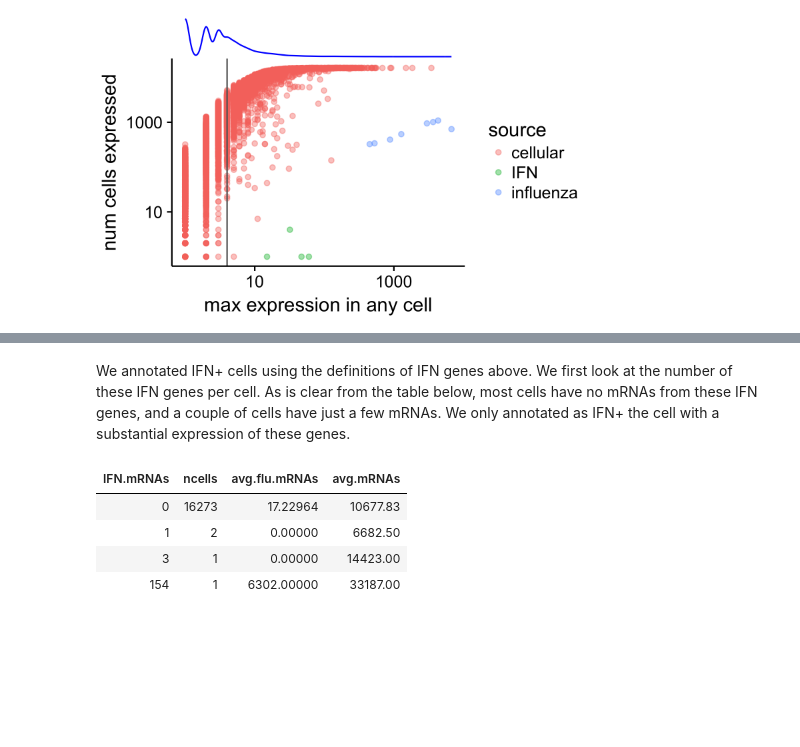
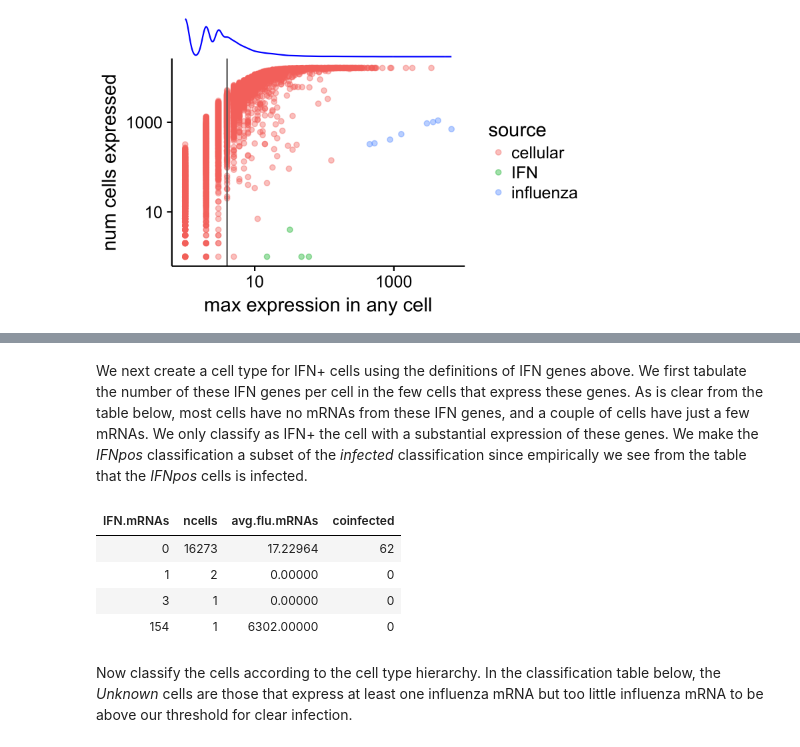
Before and after one commit to jbloomlab/flu_single_cell, a Jupyter notebook: monocle_analysis.ipynb, the cells around one changed output, grey strips where cells are left out. Cells and saved outputs as stored; diff of their text form; code cells hidden in the pictures; blank space fills up the shorter version.

```diff
--- a/monocle_analysis.ipynb
+++ b/monocle_analysis.ipynb
@@ -448,22 +480,37 @@ cells <- cells[row.names(subset(fData(cells), max.expression > max.expr.cutoff))
+# %%
+cth <- newCellTypeHierarchy()
+
+flugenes.id <- row.names(subset(fData(cells), gene_short_name %in% flugenes))
+cth <- addCellType(cth, "infected", classify_func=function(x) {
+  Matrix::colSums(x[flugenes.id, ]) / Matrix::colSums(x) > threshold.frac})
+cth <- addCellType(cth, "uninfected", classify_func=function(x) {
+  Matrix::colSums(x[flugenes.id, ]) == 0})
 # %% [markdown]
-We annotated IFN+ cells using the definitions of IFN genes above.
-We first look at the number of these IFN genes per cell.
+We next create a cell type for IFN+ cells using the definitions of IFN genes above.
+We first tabulate the number of these IFN genes per cell in the few cells that express these genes.
 As is clear from the table below, most cells have no mRNAs from these IFN genes, and a couple of cells have just a few mRNAs.
-We only annotated as IFN+ the cell with a substantial expression of these genes.
+We only classify as IFN+ the cell with a substantial expression of these genes.
+We make the *IFNpos* classification a subset of the *infected* classification since empirically we see from the table that the *IFNpos* cells is infected.
 # %%
 # number of IFN mRNAs per cell
 pData(cells)$IFN.mRNAs <- Matrix::colSums(exprs(cells[row.names(subset(fData(cells),
   gene_short_name %in% ifngenes)),]))
 
 # print out a summary table
 pData(cells) %>% group_by(IFN.mRNAs) %>% summarize(ncells=n(),
-  avg.flu.mRNAs=mean(flu.mRNAs), avg.mRNAs=mean(total.mRNAs))
+  avg.flu.mRNAs=mean(flu.mRNAs), coinfected=sum(coinfected))
 
 # annotate cells as IFN+ if they have lots of IFN mRNAs
-pData(cells)$IFN.pos <- pData(cells)$IFN.mRNAs > 50
+ifngenes.id <- row.names(subset(fData(cells), gene_short_name %in% ifngenes))
+ifn.threshold <- 50 # classify as IFN+ if > this many IFN mRNAs
+cth <- addCellType(cth, "IFNpos", classify_func=function(x) {
+  Matrix::colSums(x[ifngenes.id, ]) > ifn.threshold}, parent_cell_type="infected")
 # %% [output]
-| IFN.mRNAs | ncells | avg.flu.mRNAs | avg.mRNAs |
-| 0 | 16273 | 17.22964 | 10677.83 |
-| 1 | 2 | 0.00000 | 6682.50 |
-| 3 | 1 | 0.00000 | 14423.00 |
-| 154 | 1 | 6302.00000 | 33187.00 |
+| IFN.mRNAs | ncells | avg.flu.mRNAs | coinfected |
+| 0 | 16273 | 17.22964 | 62 |
+| 1 | 2 | 0.00000 | 0 |
+| 3 | 1 | 0.00000 | 0 |
+| 154 | 1 | 6302.00000 | 0 |
+# %% [markdown]
+Now classify the cells according to the cell type hierarchy.
+In the classification table below, the *Unknown* cells are those that express at least one influenza mRNA but too little influenza mRNA to be above our threshold for clear infection.
```
Also changed, not shown: parts of 16 cells of this notebook.
